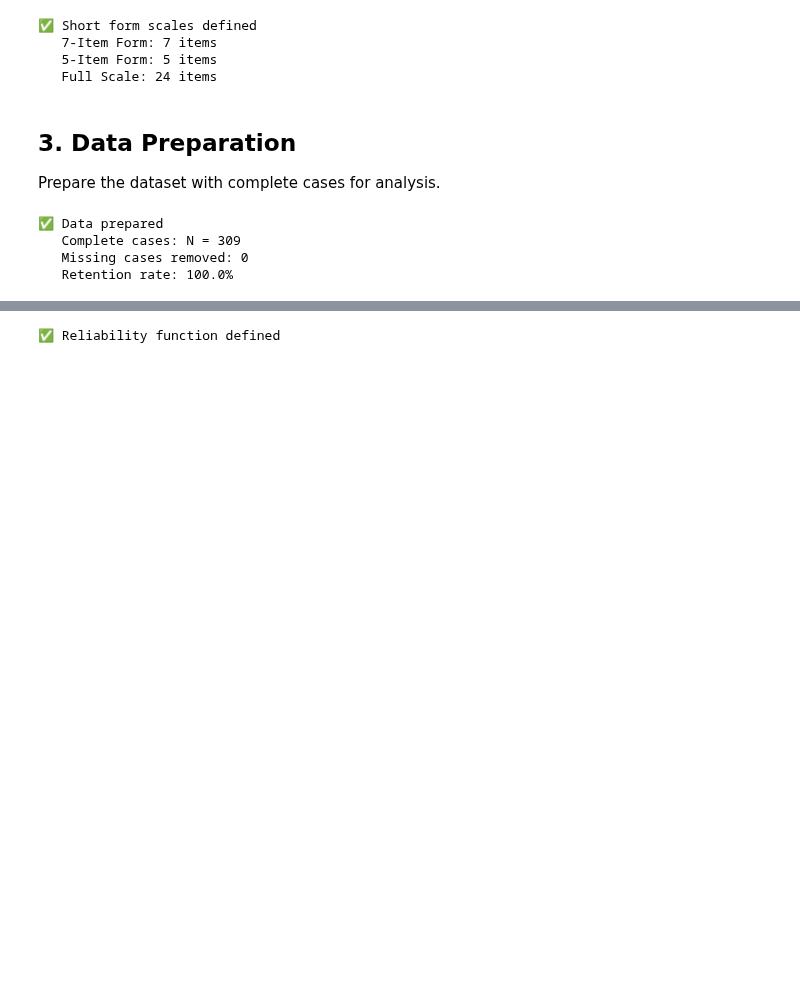
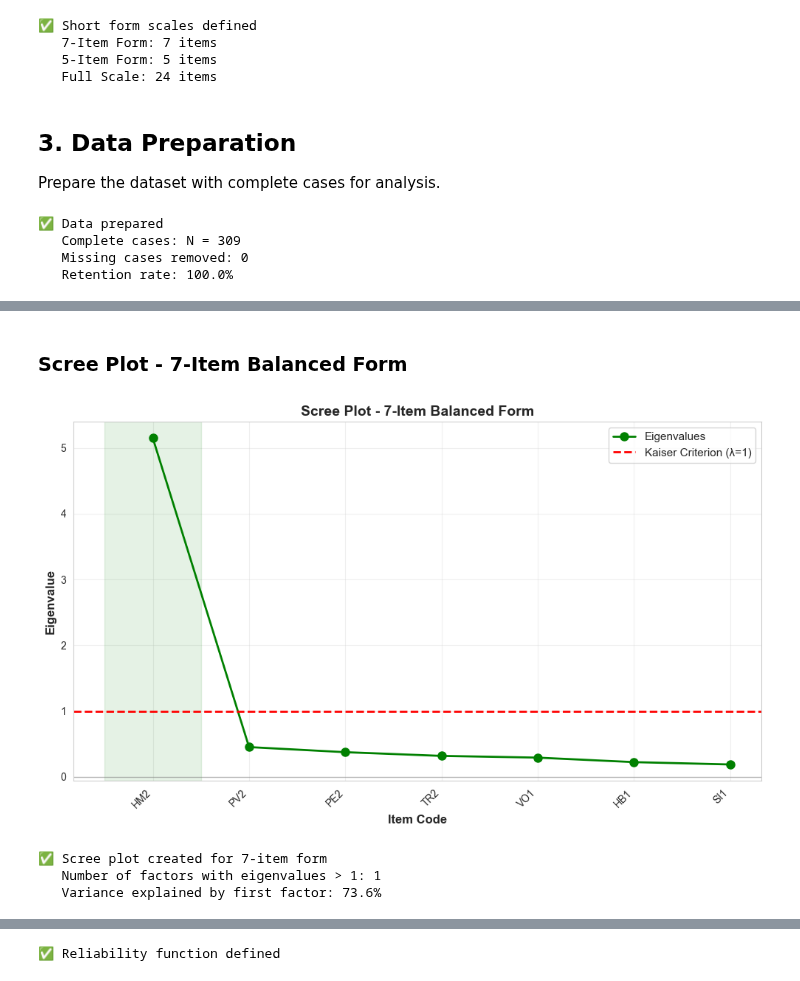
Before and after one commit to fabioc-aloha/AIRS_Data_Analysis, a Jupyter notebook: notebooks/AIRS_Short_Form_Validation.ipynb, the cells around one changed output, grey strips where cells are left out. Saved outputs shown, nothing was run; the diff lists cells and outputs as text; code cells hidden in the pictures; blank space fills up the shorter version.

```diff
--- a/notebooks/AIRS_Short_Form_Validation.ipynb
+++ b/notebooks/AIRS_Short_Form_Validation.ipynb
@@ -108,11 +238,12 @@ Create composite scores for each scale version:
 # %%
 # Calculate scale scores as means
 df_complete['Full_Scale'] = df_complete[all_predictor_items].mean(axis=1)
+df_complete['Short_10'] = df_complete[short_form_10_items].mean(axis=1)
 df_complete['Short_7'] = df_complete[short_form_7_items].mean(axis=1)
 df_complete['Short_5'] = df_complete[short_form_5_items].mean(axis=1)
 df_complete['BI_Total'] = df_complete[outcome_items].mean(axis=1)
 
 print("✅ Scale scores calculated")
 print(f"\n   Scale Score Descriptives:")
-print(df_complete[['Full_Scale', 'Short_7', 'Short_5', 'BI_Total']].describe())
+print(df_complete[['Full_Scale', 'Short_10', 'Short_7', 'Short_5', 'BI_Total']].describe())
 # %% [output]
@@ -130,0 +314,41 @@ max         5.000    5.000    5.000     5.000
+# %% [markdown]
+### Scree Plot - 7-Item Balanced Form
+# %%
+# Create scree plot for 7-item form
+fig, ax = plt.subplots(figsize=(10, 6))
+
+# Plot eigenvalues
+ax.plot(range(1, len(ev_7) + 1), ev_7, 'go-', linewidth=2, markersize=8, label='Eigenvalues')
+
+# Add Kaiser criterion line (eigenvalue = 1)
+ax.axhline(y=1, color='r', linestyle='--', linewidth=2, label='Kaiser Criterion (λ=1)')
+
+# Add parallel analysis line (if applicable)
+ax.axhline(y=0, color='gray', linestyle='-', linewidth=1, alpha=0.5)
+
+# Styling
+ax.set_xlabel('Item Code', fontsize=12, fontweight='bold')
+ax.set_ylabel('Eigenvalue', fontsize=12, fontweight='bold')
+ax.set_title('Scree Plot - 7-Item Balanced Form', fontsize=14, fontweight='bold')
+ax.grid(True, alpha=0.3)
+ax.legend(fontsize=11)
+ax.set_xticks(range(1, len(ev_7) + 1))
+ax.set_xticklabels(short_form_7_items, rotation=45, ha='right')
+
+# Highlight factors with eigenvalues > 1
+factors_above_1_7 = sum(ev_7 > 1)
+if factors_above_1_7 > 0:
+    ax.axvspan(0.5, factors_above_1_7 + 0.5, alpha=0.1, color='green')
+
+plt.tight_layout()
+plt.savefig('../results/plots/scree_plot_7_item.png', dpi=300, bbox_inches='tight')
+plt.show()
+
+print(f"✅ Scree plot created for 7-item form")
+print(f"   Number of factors with eigenvalues > 1: {factors_above_1_7}")
+print(f"   Variance explained by first factor: {(ev_7[0] / len(ev_7)) * 100:.1f}%")
+# %% [output]
+[figure, added]
+✅ Scree plot created for 7-item form
+   Number of factors with eigenvalues > 1: 1
+   Variance explained by first factor: 73.6%
```
Also changed, not shown: parts of 50 cells of this notebook, 8 other files.
